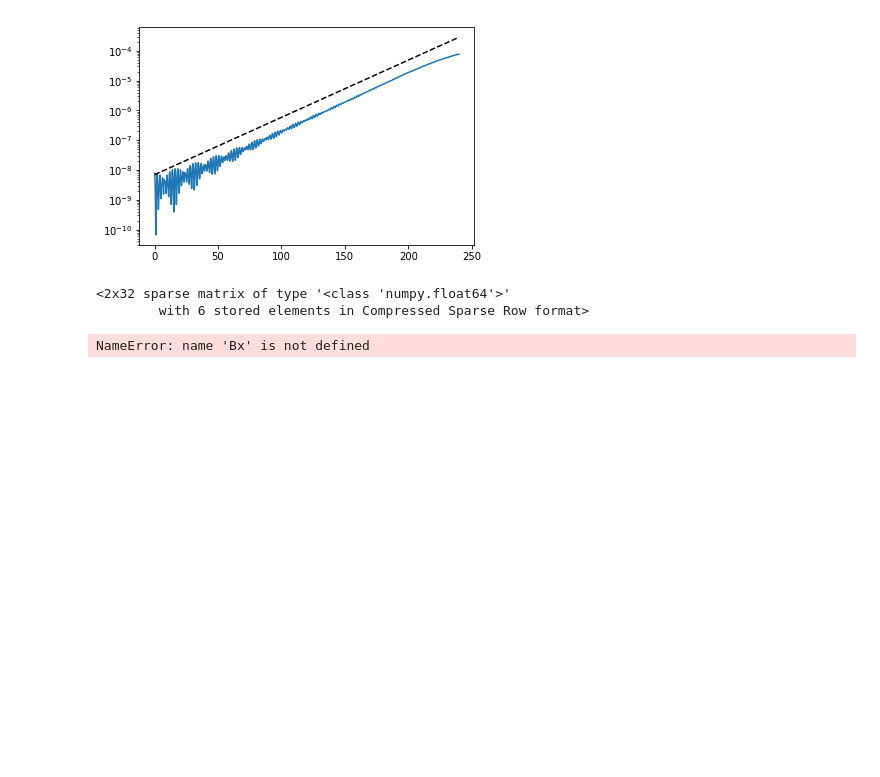
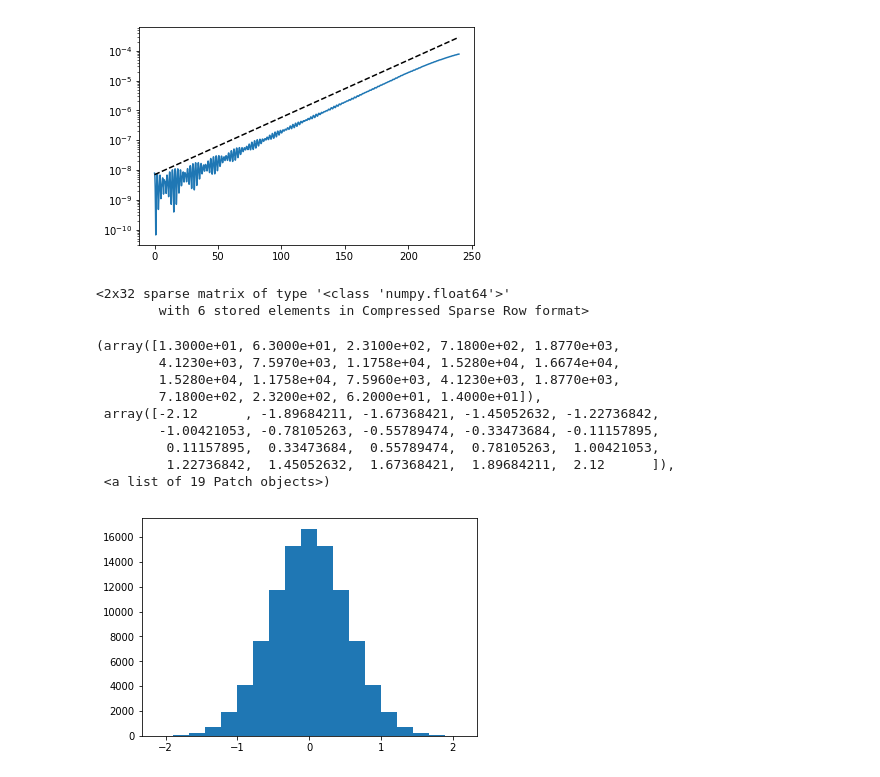
Before and after one commit to ratnania/mhd, a Jupyter notebook: 02_HybridModelling/HyCho.ipynb, the cells around one changed output. Drawn from its saved outputs; the diff is of its cells as text; code cells hidden in the pictures; blank space fills up the shorter version.

```diff
--- a/02_HybridModelling/HyCho.ipynb
+++ b/02_HybridModelling/HyCho.ipynb
@@ -608,7 +690,3 @@ D
 # %% [output]
 <2x32 sparse matrix of type '<class 'numpy.float64'>'
         with 6 stored elements in Compressed Sparse Row format>
-# %%
-Bx
-# %% [output]
-NameError: name 'Bx' is not defined
@@ -616,0 +693,35 @@ NameError: name 'Bx' is not defined
+# %%
+import sobol_seq
+import scipy.special as sp
+from scipy.stats import norm
+
+particles[:, :4] = sobol_seq.i4_sobol_generate(4, Np)
+
+particles[:, 1] = sp.erfinv(2*particles[:, 1] - 1)*wperp*np.sqrt(2)
+particles[:, 2] = sp.erfinv(2*particles[:, 2] - 1)*wperp*np.sqrt(2)
+particles[:, 3] = sp.erfinv(2*particles[:, 3] - 1)*wpar*np.sqrt(2)
+
+#particles[:, 1] = norm.ppf(2*particles[:, 1] - 1)*wperp
+#particles[:, 2] = norm.ppf(2*particles[:, 2] - 1)*wperp
+#particles[:, 3] = norm.ppf(2*particles[:, 3] - 1)*wpar
+
+
+np.random.shuffle(particles[:, 0])
+np.random.shuffle(particles[:, 1])
+np.random.shuffle(particles[:, 2])
+np.random.shuffle(particles[:, 3])
+# %%
+bins = np.linspace(-4*wperp, 4*wperp, 20)
+plt.hist(particles[:, 1], bins=bins)
+#plt.ylim((0., 16000.))
+# %% [output]
+(array([1.3000e+01, 6.3000e+01, 2.3100e+02, 7.1800e+02, 1.8770e+03,
+        4.1230e+03, 7.5970e+03, 1.1758e+04, 1.5280e+04, 1.6674e+04,
+        1.5280e+04, 1.1758e+04, 7.5960e+03, 4.1230e+03, 1.8770e+03,
+        7.1800e+02, 2.3200e+02, 6.2000e+01, 1.4000e+01]),
+ array([-2.12      , -1.89684211, -1.67368421, -1.45052632, -1.22736842,
+        -1.00421053, -0.78105263, -0.55789474, -0.33473684, -0.11157895,
+         0.11157895,  0.33473684,  0.55789474,  0.78105263,  1.00421053,
+         1.22736842,  1.45052632,  1.67368421,  1.89684211,  2.12      ]),
+ <a list of 19 Patch objects>)
+[figure, added]
```
Also changed, not shown: parts of 6 cells of this notebook, 23 other files.
